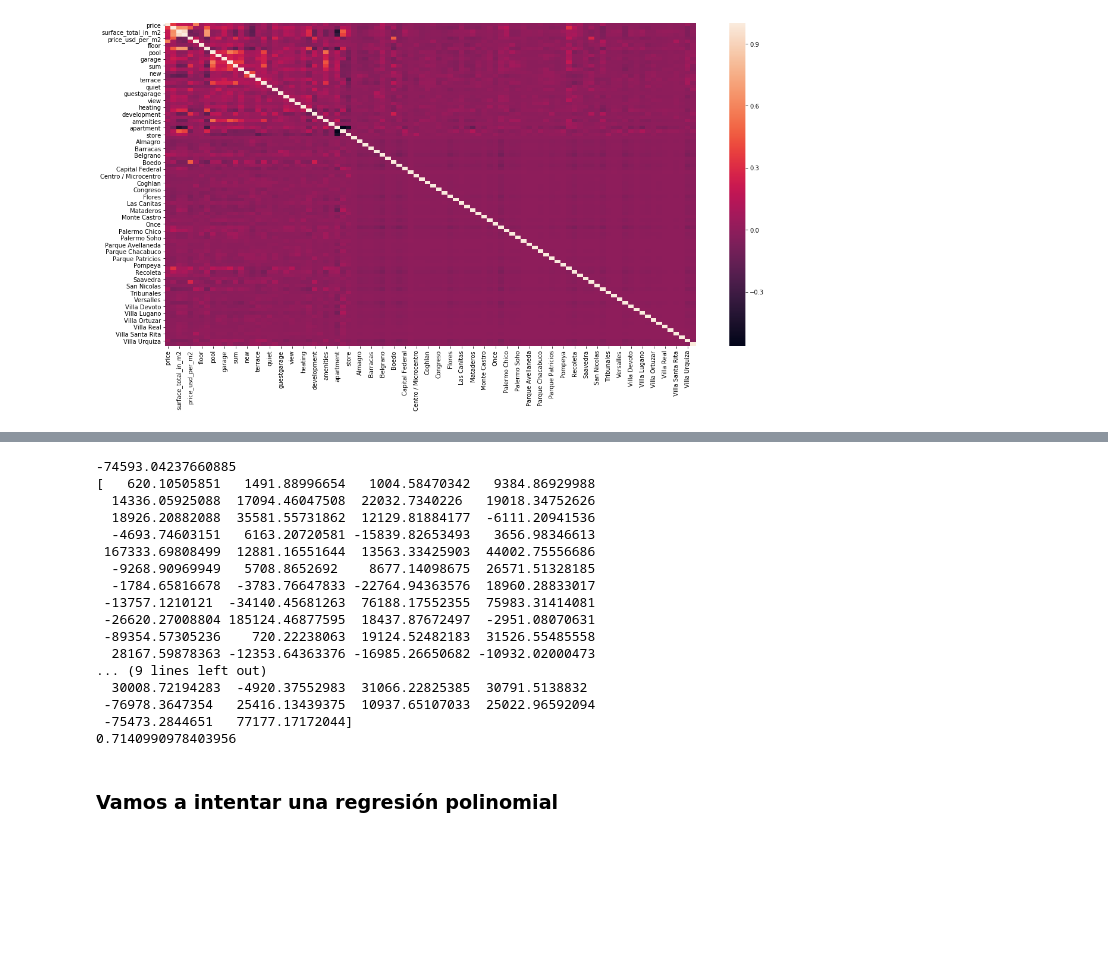
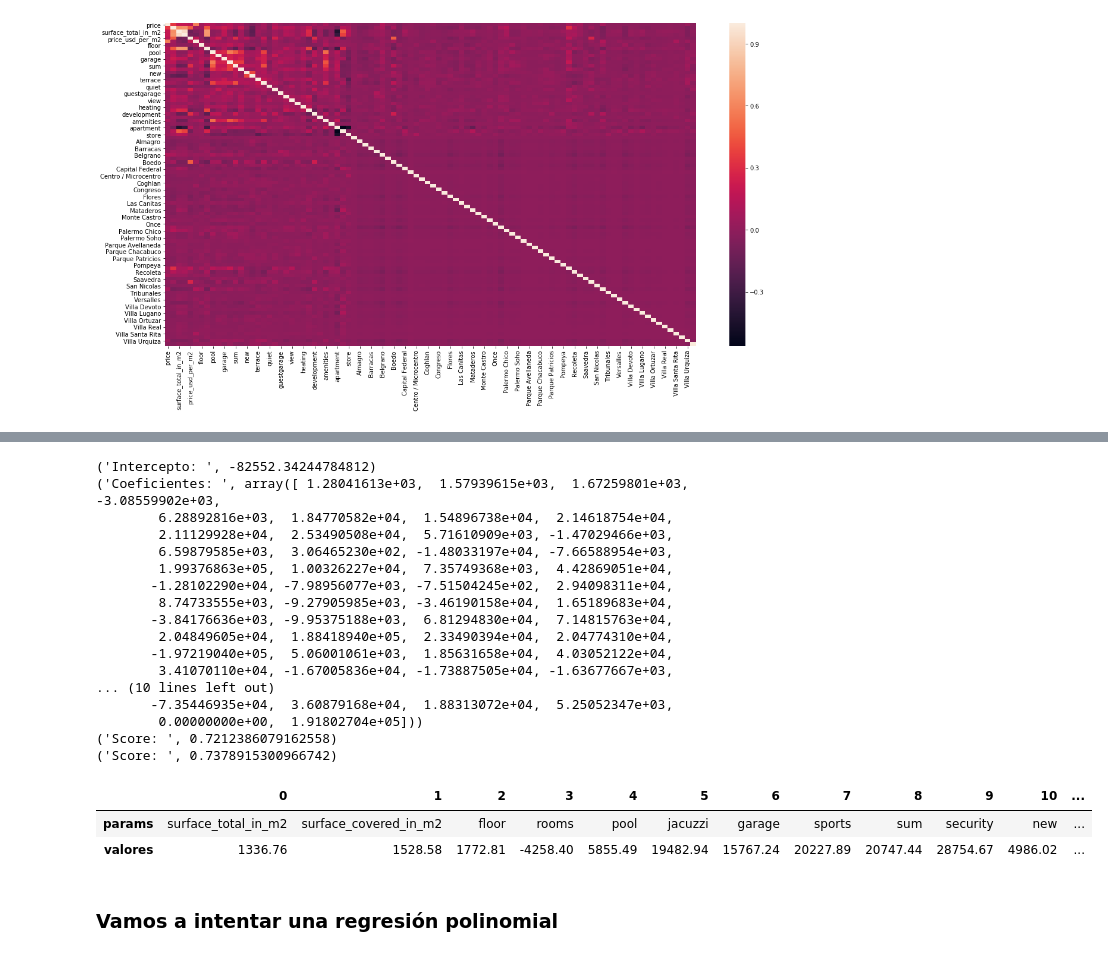
Before and after one commit to atognola/G8_DS_DH, a Jupyter notebook: Desafio 2- grupo 8.ipynb, the cells around one changed output, grey strips where cells are left out. Saved outputs shown, nothing was run; the diff lists cells and outputs as text; code cells hidden in the pictures; blank space fills up the shorter version.

```diff
--- a/Desafio 2- grupo 8.ipynb
+++ b/Desafio 2- grupo 8.ipynb
@@ -780,31 +780,43 @@ from sklearn.pipeline import make_pipeline
 from sklearn.preprocessing import PolynomialFeatures
 from sklearn.metrics import accuracy_score
 
-X_train, X_test, y_train, y_test = train_test_split(X, y, test_size=0.10, random_state=3)
+X_train, X_test, y_train, y_test = train_test_split(X, y, test_size=0.20, random_state=3)
 lm = linear_model.LinearRegression()
 model_1 = lm.fit(X_train, y_train)
 # %%
-print (model_1.intercept_)
-print (model_1.coef_)
-print (model_1.score(X_test,y_test))
+print ("Intercepto: ",model_1.intercept_)
+print ("Coeficientes: ", model_1.coef_)
+print ("Score: ", model_1.score(X_train,y_train))
+print ("Score: ", model_1.score(X_test,y_test))
 # %% [output]
--74593.04237660885
-[   620.10505851   1491.88996654   1004.58470342   9384.86929988
-  14336.05925088  17094.46047508  22032.7340226   19018.34752626
-  18926.20882088  35581.55731862  12129.81884177  -6111.20941536
-  -4693.74603151   6163.20720581 -15839.82653493   3656.98346613
- 167333.69808499  12881.16551644  13563.33425903  44002.75556686
-  -9268.90969949   5708.8652692    8677.14098675  26571.51328185
-  -1784.65816678  -3783.76647833 -22764.94363576  18960.28833017
- -13757.1210121  -34140.45681263  76188.17552355  75983.31414081
- -26620.27008804 185124.46877595  18437.87672497  -2951.08070631
- -89354.57305236    720.22238063  19124.52482183  31526.55485558
-  28167.59878363 -12353.64363376 -16985.26650682 -10932.02000473
-... (9 lines left out)
-  30008.72194283  -4920.37552983  31066.22825385  30791.5138832
- -76978.3647354   25416.13439375  10937.65107033  25022.96592094
- -75473.2844651   77177.17172044]
-0.7140990978403956
+('Intercepto: ', -82552.34244784812)
+('Coeficientes: ', array([ 1.28041613e+03,  1.57939615e+03,  1.67259801e+03, -3.08559902e+03,
+        6.28892816e+03,  1.84770582e+04,  1.54896738e+04,  2.14618754e+04,
+        2.11129928e+04,  2.53490508e+04,  5.71610909e+03, -1.47029466e+03,
+        6.59879585e+03,  3.06465230e+02, -1.48033197e+04, -7.66588954e+03,
+        1.99376863e+05,  1.00326227e+04,  7.35749368e+03,  4.42869051e+04,
+       -1.28102290e+04, -7.98956077e+03, -7.51504245e+02,  2.94098311e+04,
+        8.74733555e+03, -9.27905985e+03, -3.46190158e+04,  1.65189683e+04,
+       -3.84176636e+03, -9.95375188e+03,  6.81294830e+04,  7.14815763e+04,
+        2.04849605e+04,  1.88418940e+05,  2.33490394e+04,  2.04774310e+04,
+       -1.97219040e+05,  5.06001061e+03,  1.85631658e+04,  4.03052122e+04,
+        3.41070110e+04, -1.67005836e+04, -1.73887505e+04, -1.63677667e+03,
+... (10 lines left out)
+       -7.35446935e+04,  3.60879168e+04,  1.88313072e+04,  5.25052347e+03,
+        0.00000000e+00,  1.91802704e+05]))
+('Score: ', 0.7212386079162558)
+('Score: ', 0.7378915300966742)
+# %%
+pd.set_option('display.expand_frame_repr','true')
+pd.set_option('display.max_columns', None)
+modelparams = pd.DataFrame()
+modelparams["params"] = feature_cols
+modelparams["valores"] = model_1.coef_
+modelparams.T
+# %% [output]
+|  | 0 | 1 | 2 | 3 | 4 | 5 | 6 | 7 | 8 | 9 | 10 | ... |
+| params | surface_total_in_m2 | surface_covered_in_m2 | floor | rooms | pool | jacuzzi | garage | sports | sum | security | new | ... |
+| valores | 1336.76 | 1528.58 | 1772.81 | -4258.40 | 5855.49 | 19482.94 | 15767.24 | 20227.89 | 20747.44 | 28754.67 | 4986.02 | ... |
 # %% [markdown]
 ### Vamos a intentar una regresión polinomial
 # %%
```
Also changed, not shown: parts of 11 cells of this notebook.
